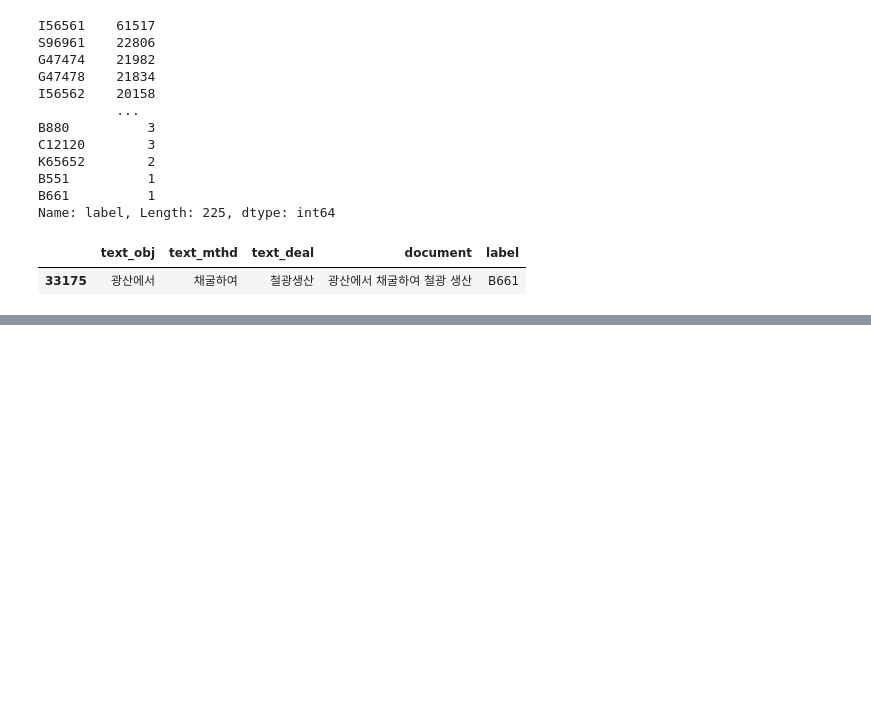
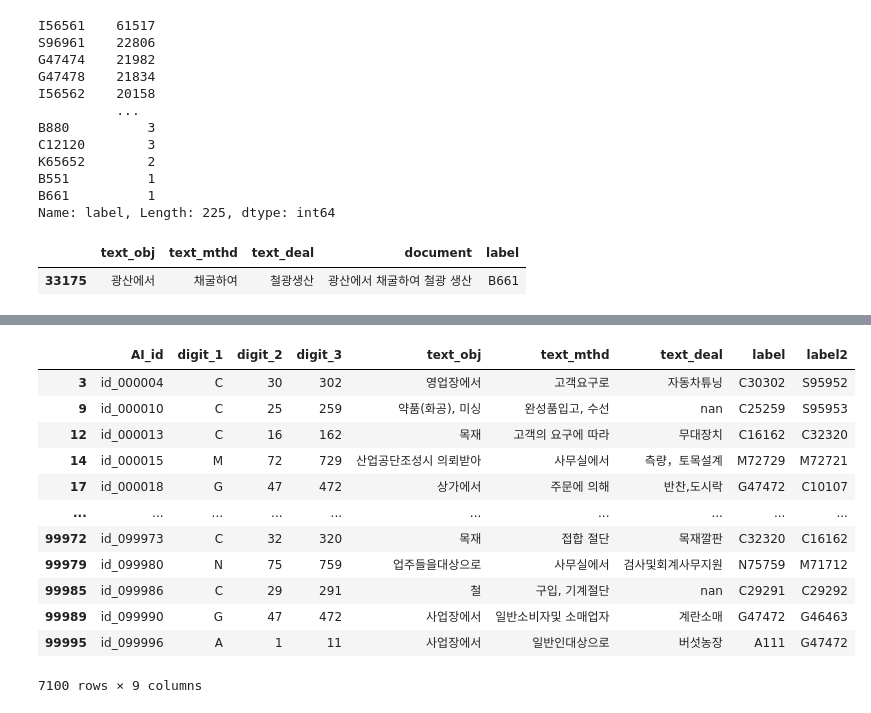
Before and after one commit to yxbxn/NLP_contest, a Jupyter notebook: EDA/EDA 및 전처리.ipynb, the cells around one changed output, grey strips where cells are left out. Cells and saved outputs as stored; diff of their text form; code cells hidden in the pictures; blank space fills up the shorter version.

```diff
--- a/EDA/EDA 및 전처리.ipynb
+++ b/EDA/EDA 및 전처리.ipynb
@@ -616,0 +660,21 @@ train_preprocessed_dup[train_preprocessed_dup["label"] == "B661"]
+# %%
+import pandas as pd
+predict_0329 = pd.read_csv("답안제출_0329.csv",encoding="utf-8-sig")
+predict_0330 = pd.read_csv("답안제출_0330.csv",encoding="utf-8-sig")
+predict_0331 = pd.read_csv("답안제출_0331.csv",encoding="utf-8-sig")
+# %%
+def make_label_column(df):
+    df = df.astype(str)
+    df["label"] = df["digit_1"] + df["digit_2"] + df["digit_3"]
+    return df
+
+predict_0329 = make_label_column(predict_0329)
+predict_0330 = make_label_column(predict_0330)
+predict_0331 = make_label_column(predict_0331)
+# %%
+# 29일자 결과물과 31일자 결과물 비교. 다른 label만
+compare_0329_0331 = predict_0329.copy()
+compare_0329_0331 = compare_0329_0331[predict_0331["label"] != predict_0329["label"]]
+
+# label 비교
+compare_0329_0331["label2"] = predict_0331[predict_0331["label"] != predict_0329["label"]]["label"]
@@ -616,0 +692,16 @@ train_preprocessed_dup[train_preprocessed_dup["label"] == "B661"]
+# %%
+compare_0329_0331
+# %% [output]
+|  | AI_id | digit_1 | digit_2 | digit_3 | text_obj | text_mthd | text_deal | label | label2 |
+| 3 | id_000004 | C | 30 | 302 | 영업장에서 | 고객요구로 | 자동차튜닝 | C30302 | S95952 |
+| 9 | id_000010 | C | 25 | 259 | 약품(화공), 미싱 | 완성품입고, 수선 | nan | C25259 | S95953 |
+| 12 | id_000013 | C | 16 | 162 | 목재 | 고객의 요구에 따라 | 무대장치 | C16162 | C32320 |
+| 14 | id_000015 | M | 72 | 729 | 산업공단조성시 의뢰받아 | 사무실에서 | 측량，토목설계 | M72729 | M72721 |
+| 17 | id_000018 | G | 47 | 472 | 상가에서 | 주문에 의해 | 반찬,도시락 | G47472 | C10107 |
+| ... | ... | ... | ... | ... | ... | ... | ... | ... | ... |
+| 99972 | id_099973 | C | 32 | 320 | 목재 | 접합 절단 | 목재깔판 | C32320 | C16162 |
+| 99979 | id_099980 | N | 75 | 759 | 업주들을대상으로 | 사무실에서 | 검사및회계사무지원 | N75759 | M71712 |
+| 99985 | id_099986 | C | 29 | 291 | 철 | 구입, 기계절단 | nan | C29291 | C29292 |
+| 99989 | id_099990 | G | 47 | 472 | 사업장에서 | 일반소비자및 소매업자 | 계란소매 | G47472 | G46463 |
+| 99995 | id_099996 | A | 1 | 11 | 사업장에서 | 일반인대상으로 | 버섯농장 | A111 | G47472 |
+7100 rows × 9 columns
```
Also changed, not shown: parts of 36 cells of this notebook.
